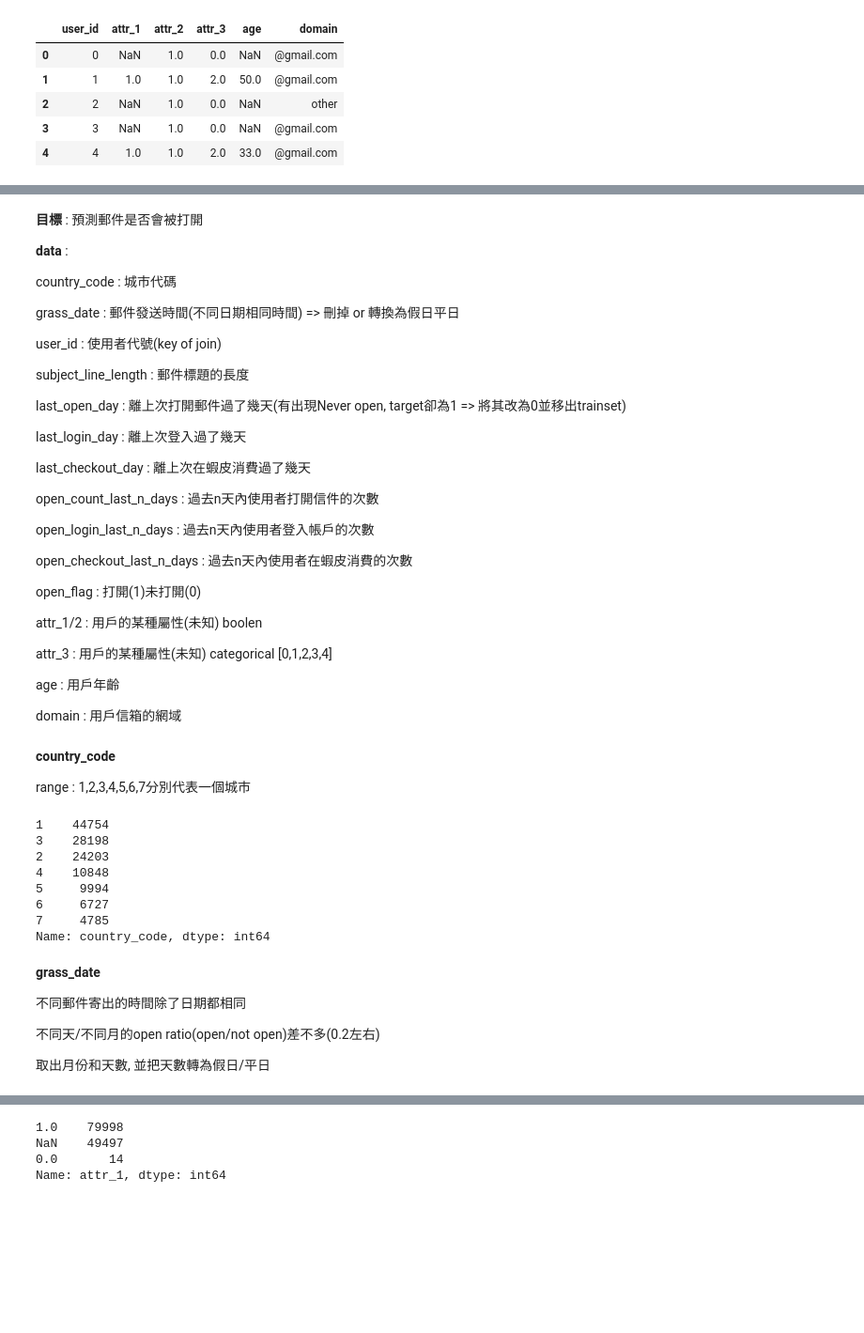
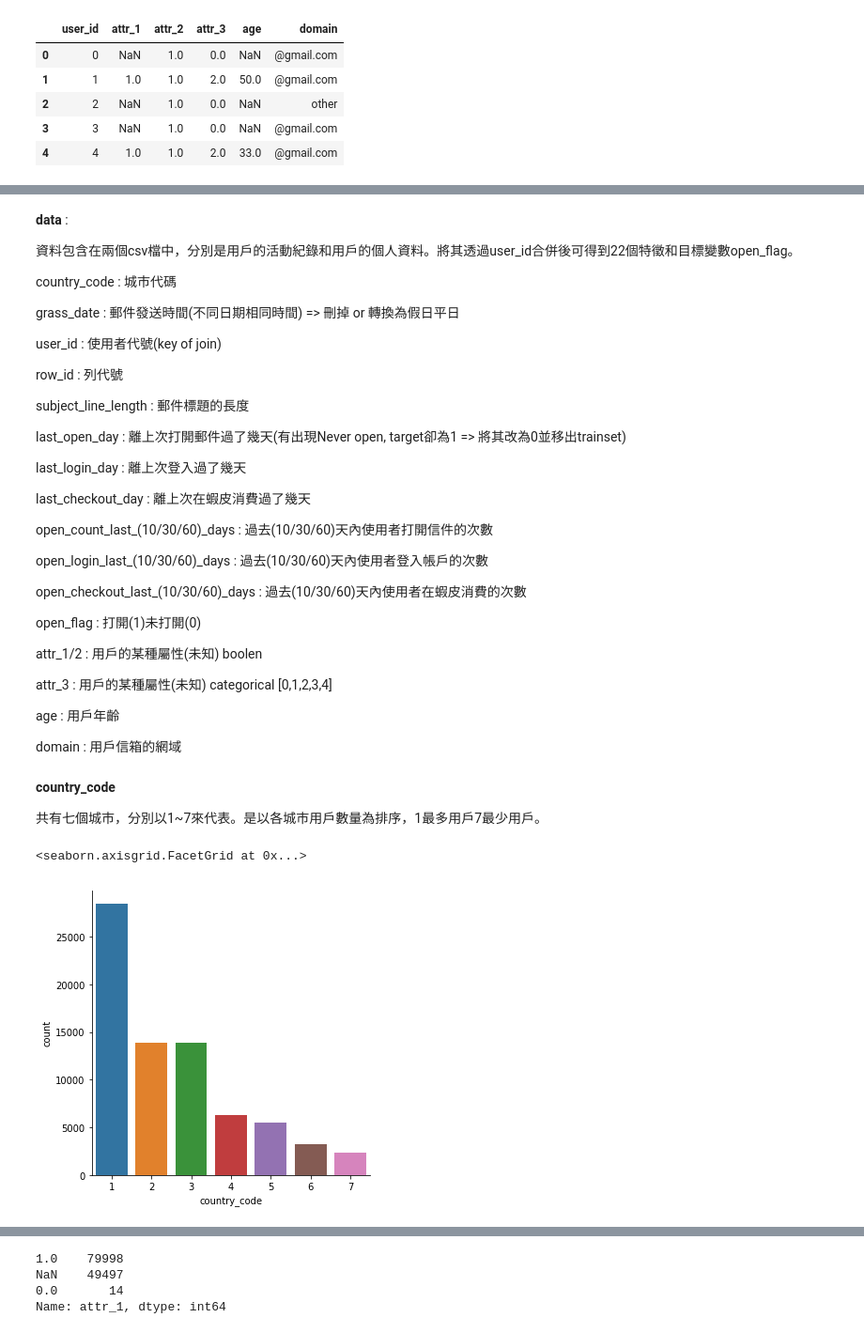
Before and after one commit to zzozfe/Kaggle, a Jupyter notebook: shopee_market_analysis/shopee market analysis.ipynb, the cells around one changed output, grey strips where cells are left out. Shown at 94% size. Saved outputs shown, nothing was run; the diff lists cells and outputs as text; code cells hidden in the pictures; blank space fills up the shorter version.

```diff
--- a/shopee_market_analysis/shopee market analysis.ipynb
+++ b/shopee_market_analysis/shopee market analysis.ipynb
@@ -66,14 +93,15 @@ display(users.head())
 # %% [markdown]
-**目標** : 預測郵件是否會被打開
+**data** :
 
-
-**data** :
+資料包含在兩個csv檔中，分別是用戶的活動紀錄和用戶的個人資料。將其透過user_id合併後可得到22個特徵和目標變數open_flag。
 
 country_code : 城市代碼
 
 grass_date : 郵件發送時間(不同日期相同時間) => 刪掉 or 轉換為假日平日
 
 user_id : 使用者代號(key of join)
+
+row_id : 列代號
 
 subject_line_length : 郵件標題的長度
 
@@ -83,11 +111,11 @@ last_login_day : 離上次登入過了幾天
 
 last_checkout_day : 離上次在蝦皮消費過了幾天
 
-open_count_last_n_days : 過去n天內使用者打開信件的次數
+open_count_last_(10/30/60)_days : 過去(10/30/60)天內使用者打開信件的次數
 
-open_login_last_n_days : 過去n天內使用者登入帳戶的次數
+open_login_last_(10/30/60)_days : 過去(10/30/60)天內使用者登入帳戶的次數
 
-open_checkout_last_n_days : 過去n天內使用者在蝦皮消費的次數
+open_checkout_last_(10/30/60)_days : 過去(10/30/60)天內使用者在蝦皮消費的次數
 
 open_flag : 打開(1)未打開(0)
 
@@ -98,27 +126,13 @@ attr_3 : 用戶的某種屬性(未知) categorical [0,1,2,3,4]
 age : 用戶年齡
 
 domain : 用戶信箱的網域
-# %% [markdown]
-**country_code**
-
-range : 1,2,3,4,5,6,7分別代表一個城市
-# %%
-#用戶在各城市的數量
-data_set['country_code'].value_counts()
-# %% [output]
-1    44754
-3    28198
-2    24203
-4    10848
-5     9994
-6     6727
-7     4785
-Name: country_code, dtype: int64
-# %% [markdown]
-**grass_date**
-
-不同郵件寄出的時間除了日期都相同
-
-不同天/不同月的open ratio(open/not open)差不多(0.2左右)
-
-取出月份和天數, 並把天數轉為假日/平日
+# %% [markdown]
+**country_code**
+
+共有七個城市，分別以1~7來代表。是以各城市用戶數量為排序，1最多用戶7最少用戶。
+# %%
+#用戶在各城市的數量
+sns.catplot(x = 'country_code', data = train, kind = 'count')
+# %% [output]
+<seaborn.axisgrid.FacetGrid at 0x...>
+[figure, added]
```
Also changed, not shown: parts of 26 cells of this notebook.
